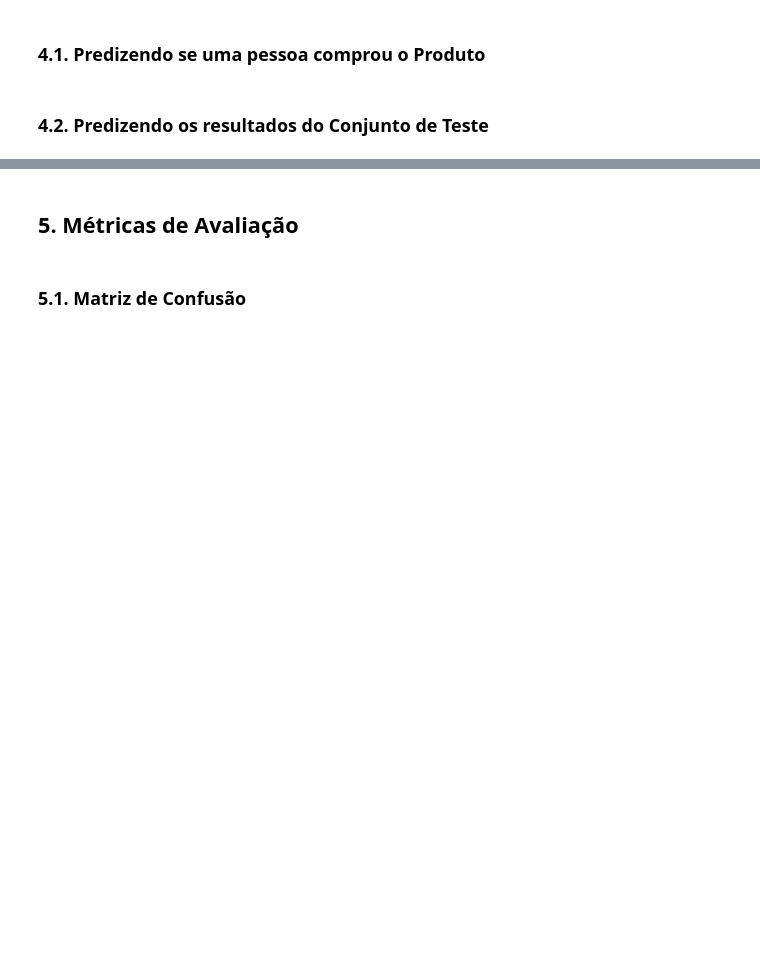
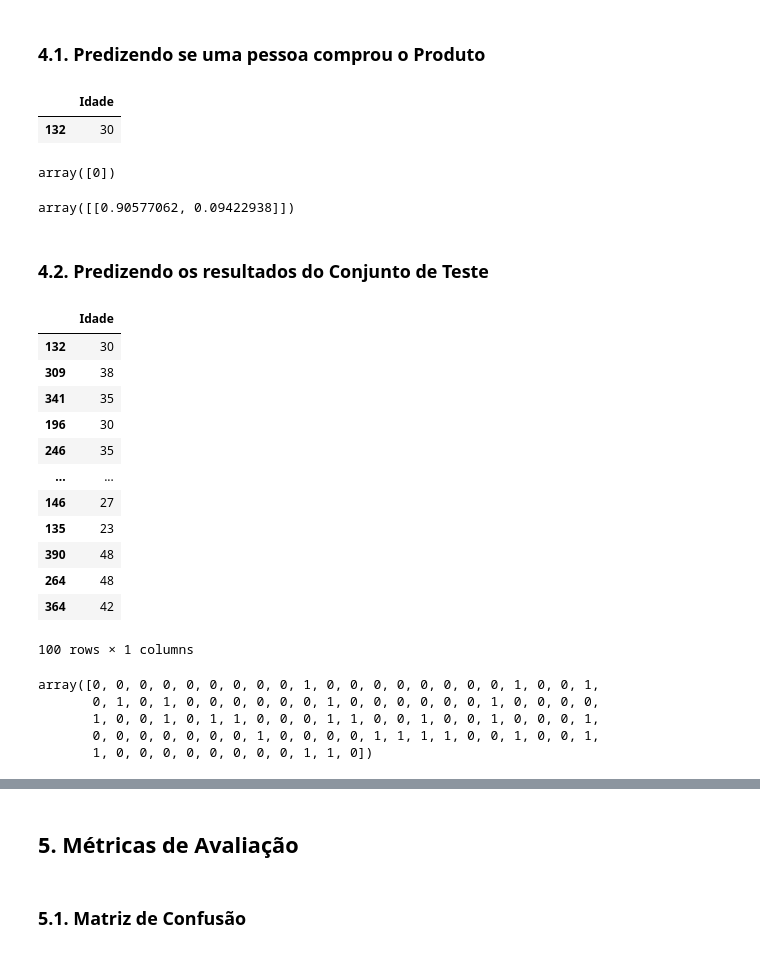
Before and after one commit to prof-samuka-IFSP/IFSP-CMP-D1AED-2021.1, a Jupyter notebook: regressao_logistica/regressao_logistica_parte_1.ipynb, the cells around one changed output, grey strips where cells are left out. Saved outputs shown, nothing was run; the diff lists cells and outputs as text; code cells hidden in the pictures; blank space fills up the shorter version.

```diff
--- a/regressao_logistica/regressao_logistica_parte_1.ipynb
+++ b/regressao_logistica/regressao_logistica_parte_1.ipynb
@@ -303,4 +327,34 @@ Text(0.5, 1.0, 'Regressão Logística - TRAIN')
 # %% [markdown]
 ### 4.1. Predizendo se uma pessoa comprou o Produto
+# %%
+x_single_test = X_test.iloc[[0]]  # extraindo a primeira linha de X_test
+x_single_test
+# %% [output]
+|  | Idade |
+| 132 | 30 |
+# %%
+classifier.predict(x_single_test)
+# %% [output]
+array([0])
+# %%
+classifier.predict_proba(x_single_test)
+# %% [output]
+array([[0.90577062, 0.09422938]])
 # %% [markdown]
 ### 4.2. Predizendo os resultados do Conjunto de Teste
+# %%
+X_test
+# %% [output]
+|  | Idade |
+| 132 | 30 |
+| 309 | 38 |
+| 341 | 35 |
+| 196 | 30 |
+| 246 | 35 |
+| ... | ... |
+| 146 | 27 |
+| 135 | 23 |
+| 390 | 48 |
+| 264 | 48 |
+| 364 | 42 |
+100 rows × 1 columns
@@ -306,0 +363,8 @@ Text(0.5, 1.0, 'Regressão Logística - TRAIN')
+# %%
+y_pred
+# %% [output]
+array([0, 0, 0, 0, 0, 0, 0, 0, 0, 1, 0, 0, 0, 0, 0, 0, 0, 0, 1, 0, 0, 1,
+       0, 1, 0, 1, 0, 0, 0, 0, 0, 0, 1, 0, 0, 0, 0, 0, 0, 1, 0, 0, 0, 0,
+       1, 0, 0, 1, 0, 1, 1, 0, 0, 0, 1, 1, 0, 0, 1, 0, 0, 1, 0, 0, 0, 1,
+       0, 0, 0, 0, 0, 0, 0, 1, 0, 0, 0, 0, 1, 1, 1, 1, 0, 0, 1, 0, 0, 1,
+       1, 0, 0, 0, 0, 0, 0, 0, 0, 1, 1, 0])
```
Also changed, not shown: parts of 18 cells of this notebook.
